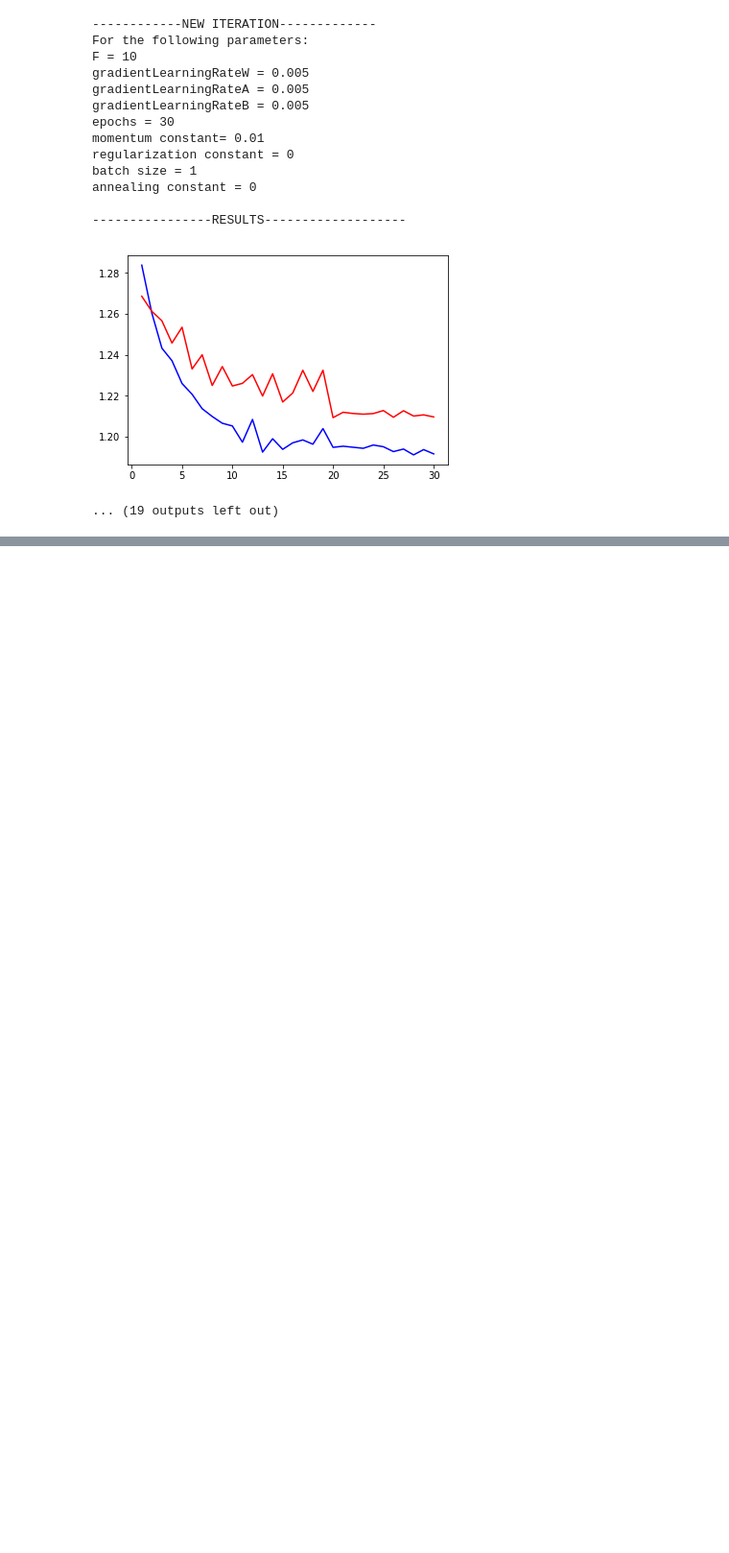
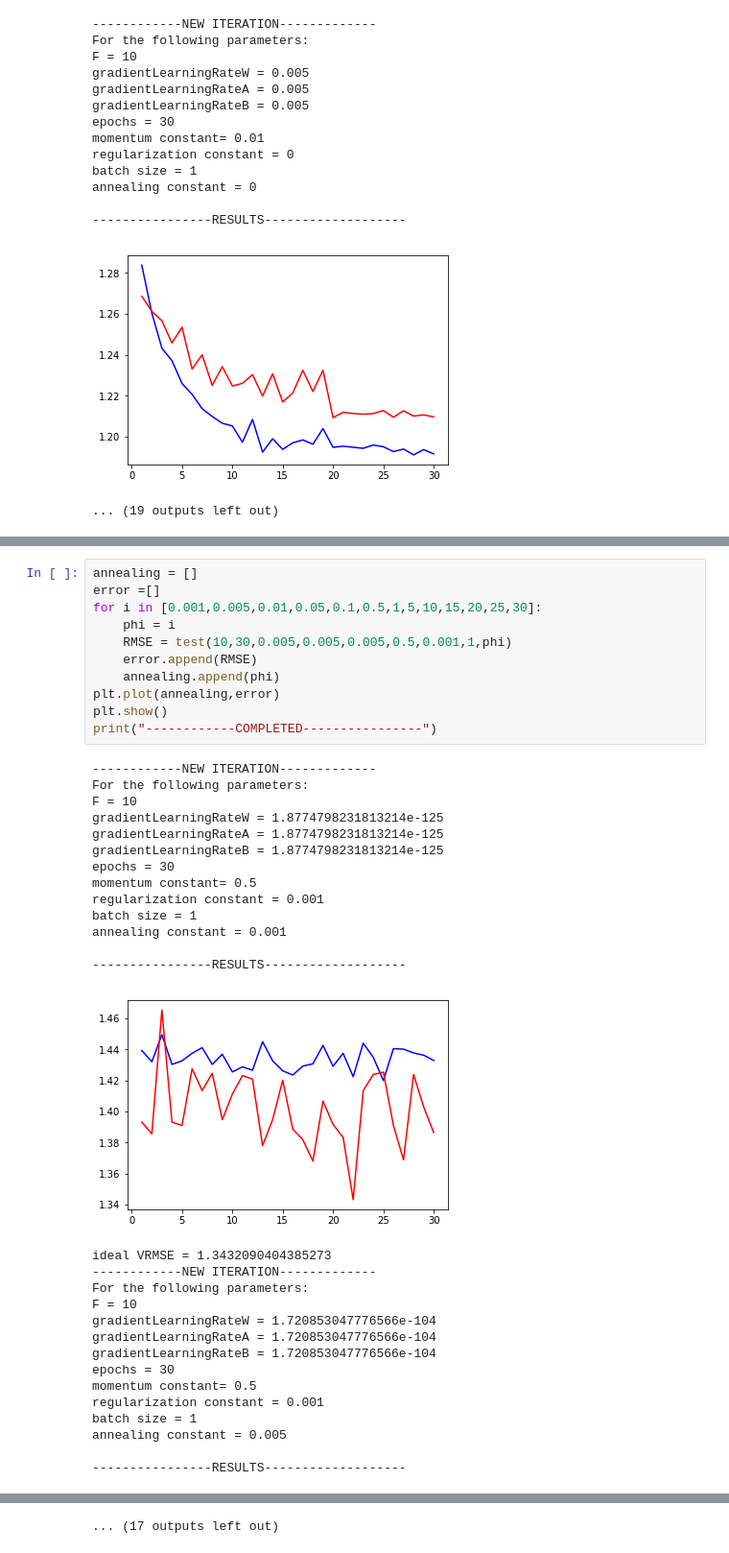
Before and after one commit to coffeebenzene/networked-life-rbm, a Jupyter notebook: studentcode/RBM_ParameterSearch.ipynb, the cells around one changed output, grey strips where cells are left out. Shown at 96% size. Drawn from its saved outputs; the diff is of its cells as text; blank space fills up the shorter version.

```diff
--- a/studentcode/RBM_ParameterSearch.ipynb
+++ b/studentcode/RBM_ParameterSearch.ipynb
@@ -755,0 +832,40 @@ KeyboardInterrupt:
+# %%
+annealing = []
+error =[]
+for i in [0.001,0.005,0.01,0.05,0.1,0.5,1,5,10,15,20,25,30]:
+    phi = i
+    RMSE = test(10,30,0.005,0.005,0.005,0.5,0.001,1,phi)
+    error.append(RMSE)
+    annealing.append(phi)
+plt.plot(annealing,error)
+plt.show()
+print("------------COMPLETED----------------")
+# %% [output]
+------------NEW ITERATION-------------
+For the following parameters:
+F = 10
+gradientLearningRateW = 1.8774798231813214e-125
+gradientLearningRateA = 1.8774798231813214e-125
+gradientLearningRateB = 1.8774798231813214e-125
+epochs = 30
+momentum constant= 0.5
+regularization constant = 0.001
+batch size = 1
+annealing constant = 0.001
+
+----------------RESULTS-------------------
+[figure, added]
+ideal VRMSE = 1.3432090404385273
+------------NEW ITERATION-------------
+For the following parameters:
+F = 10
+gradientLearningRateW = 1.720853047776566e-104
+gradientLearningRateA = 1.720853047776566e-104
+gradientLearningRateB = 1.720853047776566e-104
+epochs = 30
+momentum constant= 0.5
+regularization constant = 0.001
+batch size = 1
+annealing constant = 0.005
+
+----------------RESULTS-------------------
@@ -755,0 +933 @@ KeyboardInterrupt:
+... (17 outputs left out)
```
Also changed, not shown: parts of 8 cells of this notebook, 1 other file.
